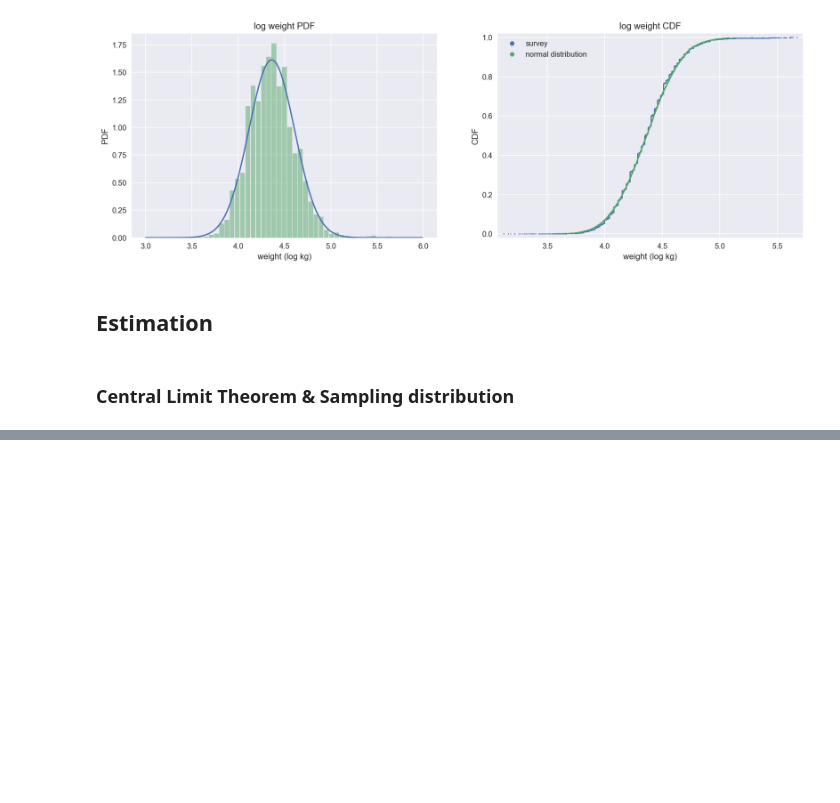
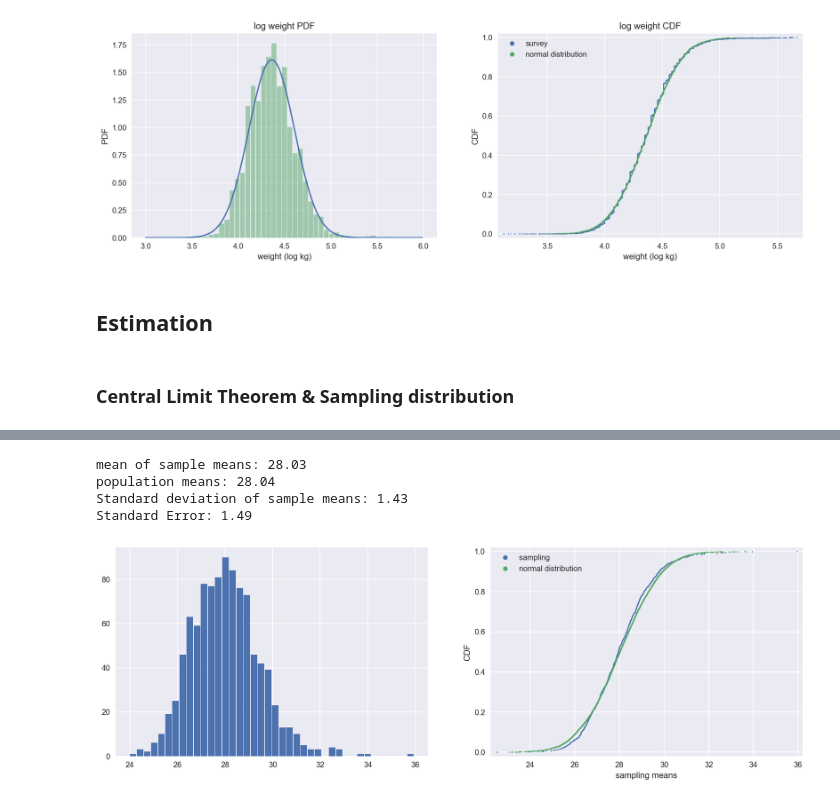
Before and after one commit to fishstar/Data-Analysis-Practice, a Jupyter notebook: Statistics/try.ipynb, the cells around one changed output, grey strips where cells are left out. Drawn from its saved outputs; the diff is of its cells as text; code cells hidden in the pictures; blank space fills up the shorter version.

```diff
--- a/Statistics/try.ipynb
+++ b/Statistics/try.ipynb
@@ -590,0 +627,8 @@ plt.show()
+# %%
+sampling_distribution(bmi, sample_size=20)
+# %% [output]
+mean of sample means: 28.03
+population means: 28.04
+Standard deviation of sample means: 1.43
+Standard Error: 1.49
+[figure, added]
```
Also changed, not shown: parts of 99 cells of this notebook.
